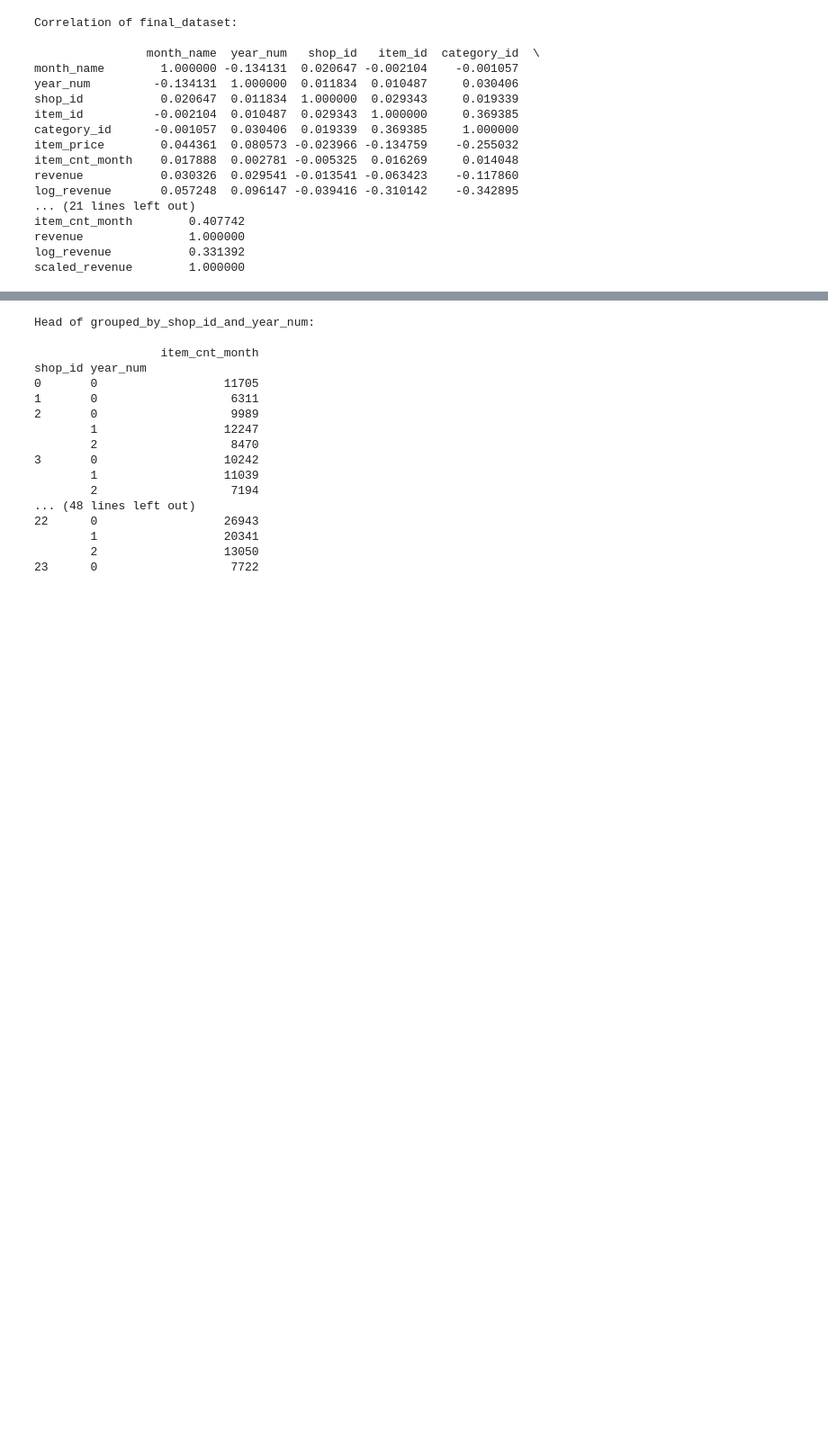
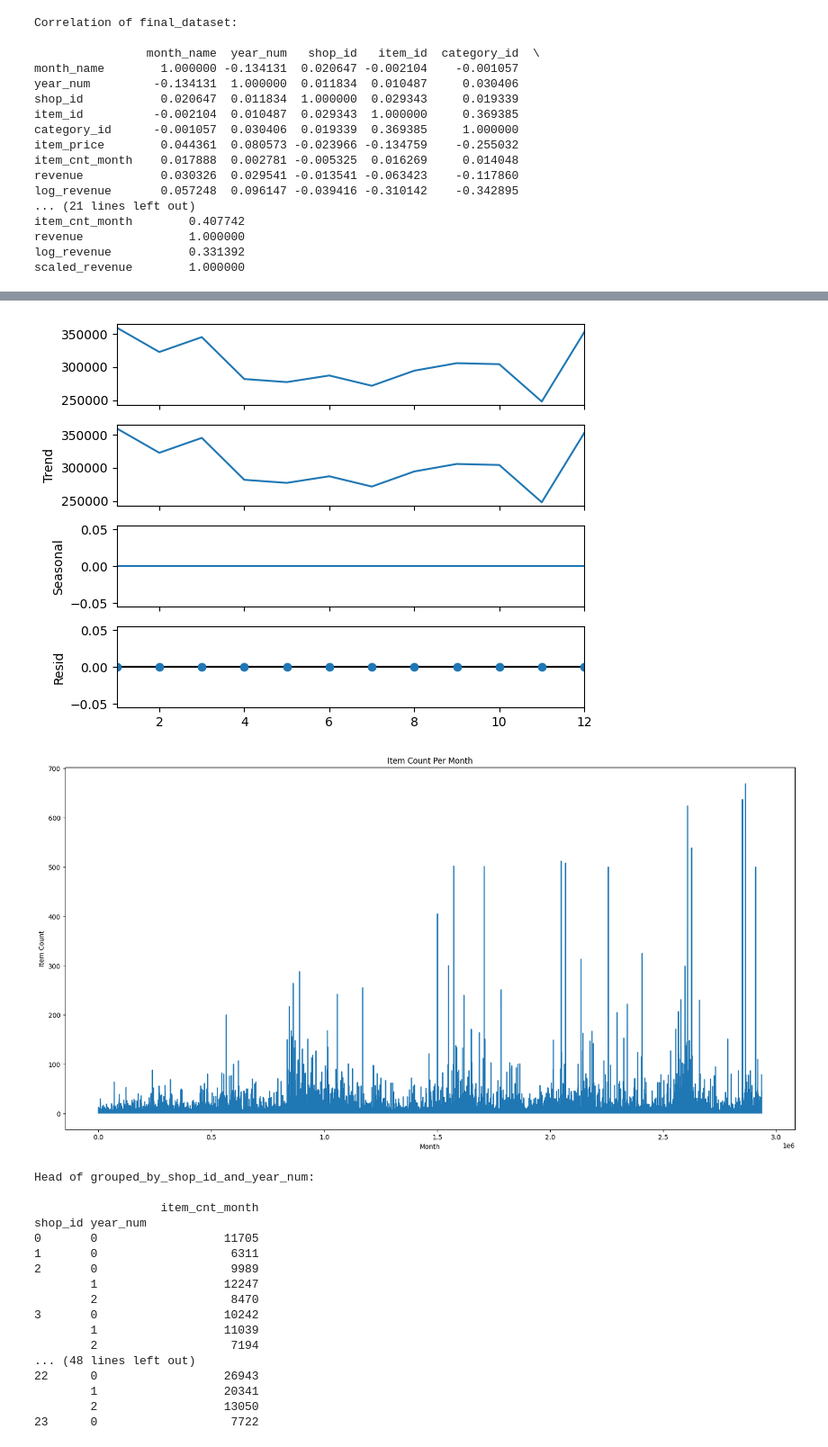
Before and after one commit to Rumeasiyan/sales-forecasting-machine-learning, a Jupyter notebook: sales-forecasting.ipynb, the cells around one changed output, grey strips where cells are left out. Shown at 90% size. Drawn from its saved outputs; the diff is of its cells as text; code cells hidden in the pictures; blank space fills up the shorter version.

Commit message:
performs data exploration & analysis

```diff
--- a/sales-forecasting.ipynb
+++ b/sales-forecasting.ipynb
@@ -807,9 +807,3 @@ Head of final_dataset:
 19       Music - CD of local production      399.00               1   399.00
 20       Music - CD of local production      279.00               1   279.00
 (2928485, 13)
-# %%
-#feature selection
-
-#removes the columns that are not needed
-
-final_dataset.drop(columns=['date'], inplace=True)
@@ -1128,12 +1103,12 @@ max      1.000000e+00
 # %%
 #seasonality analysis
 
-#grouping the data set by month_name and year_num
+#grouping the data set by month_name
 #and aggregating the item_cnt_month column using sum
 
-grouped_by_month_name_and_year_num = final_dataset.groupby(['month_name']).agg({'item_cnt_month': 'sum'})
+grouped_by_month_name = final_dataset.groupby(['month_name']).agg({'item_cnt_month': 'sum'})
 
-print("\n\nHead of grouped_by_month_name_and_year_num:\n")
-print(grouped_by_month_name_and_year_num.head(60))
-print(grouped_by_month_name_and_year_num.shape)
+print("\n\nHead of grouped_by_month_name:\n")
+print(grouped_by_month_name)
+print(grouped_by_month_name.shape)
 # %% [output]
@@ -1154,6 +1129,29 @@ month_name
 11                  248320
 12                  352723
 (12, 1)
+# %%
+import statsmodels.api as sm
+
+#performing seasonal decomposition
+decomposition = sm.tsa.seasonal_decompose(grouped_by_month_name, model='additive', period=1)
+
+
+#plotting the seasonal decomposition
+fig = decomposition.plot()
+plt.show()
+
+#data visualization
+
+#plotting the item_cnt_month column
+plt.figure(figsize=(20, 10))
+plt.plot(final_dataset['item_cnt_month'])
+plt.title('Item Count Per Month')
+plt.xlabel('Month')
+plt.ylabel('Item Count')
+plt.show()
+# %% [output]
+[figure, added]
+[figure, added]
 # %%
 #regulatory analytics
 
```
Also changed, not shown: parts of 47 cells of this notebook.
